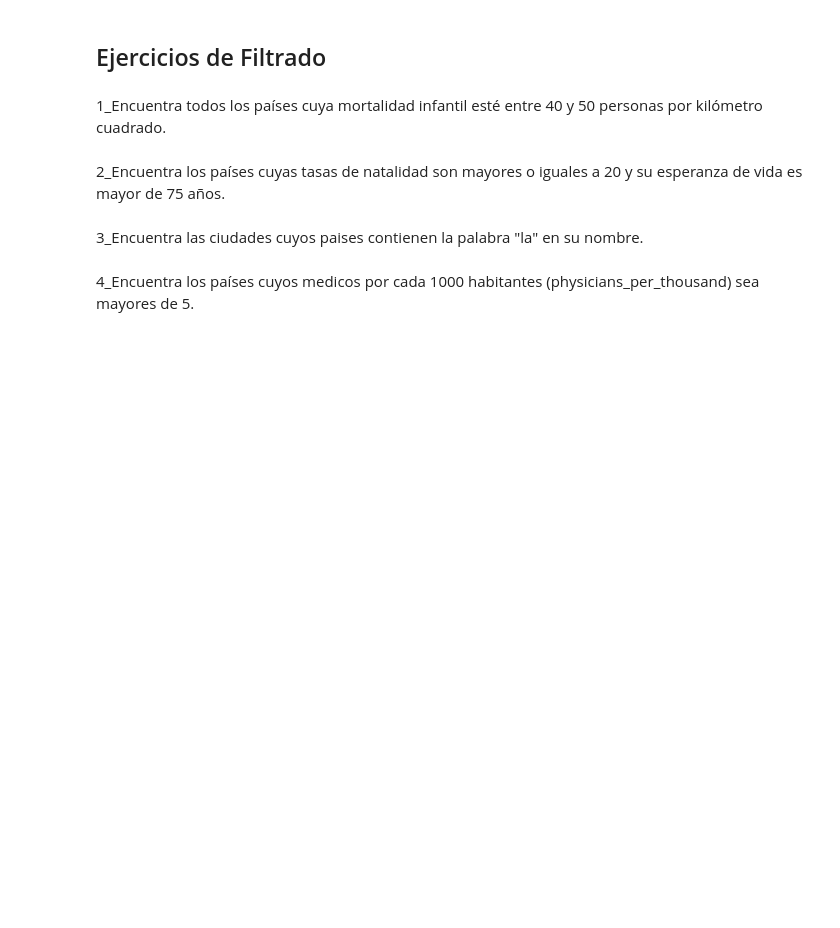
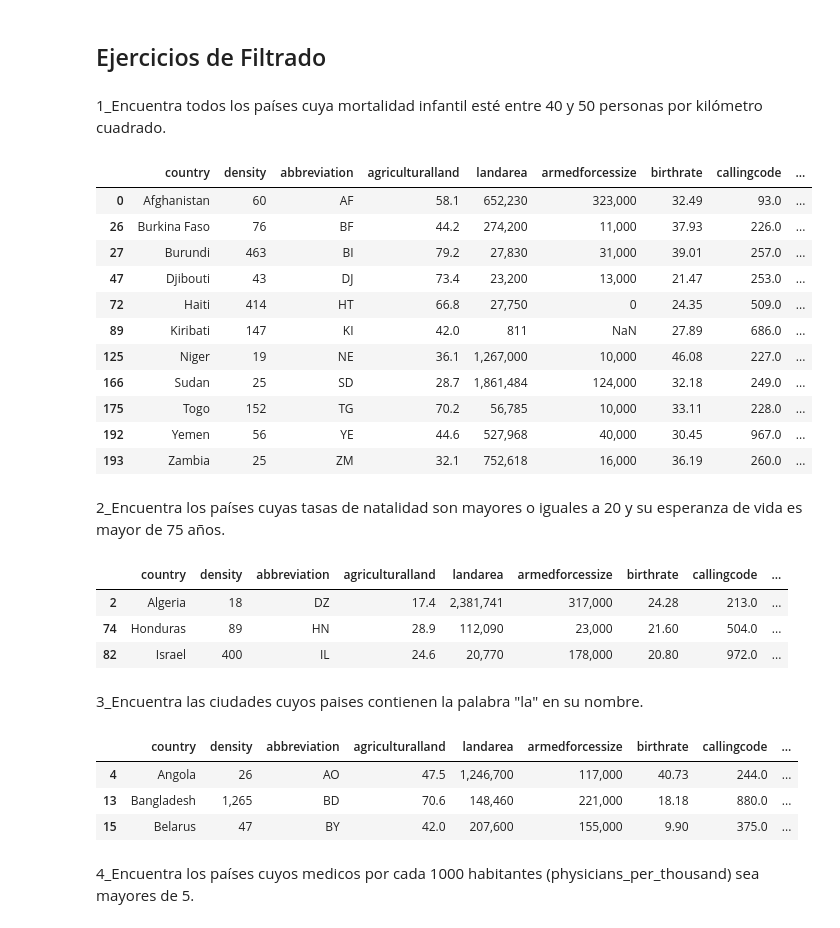
Before and after one commit to Adalab/da-modulo3-sprint1-pairprogramming.ReyesRocio, a Jupyter notebook: limpieza_analisis_datos/pp_union_limpieza_datos.ipynb, the cells around one changed output. Saved outputs shown, nothing was run; the diff lists cells and outputs as text; code cells hidden in the pictures; blank space fills up the shorter version.

```diff
--- a/limpieza_analisis_datos/pp_union_limpieza_datos.ipynb
+++ b/limpieza_analisis_datos/pp_union_limpieza_datos.ipynb
@@ -93,0 +201,5 @@ Una vez hecho, elimina la columna de coordinates.
+# %%
+columnas_porcentaje= ["unemploymentrate", "totaltaxrate", "taxrevenue", "populationlaborforceparticipation", "outofpockethealthexpenditure", "grosstertiaryeducationenrollment","grossprimaryeducationenrollment", "forestedarea", "cpichange", "agriculturalland"]
+
+for column in columnas_porcentaje:
+    df_merge[column] = df_merge[column].str.replace('%', '').astype(float)
@@ -95,0 +222,6 @@ Una vez hecho, elimina la columna de coordinates.
+# %%
+df_merge["gdp"]=df_merge["gdp"].str.replace(",", "")
+# %%
+columnas_dolar=["gasolineprice", "gdp", "minimumwage"]
+for columna in columnas_dolar:
+        df_merge[columna] = df_merge[columna].str.replace('$', '').astype(float)
@@ -99,5 +247,22 @@ Una vez hecho, elimina la columna de coordinates.
 ## Ejercicios de Filtrado
 # %% [markdown]
 1_Encuentra todos los países cuya mortalidad infantil esté entre 40 y 50 personas por kilómetro cuadrado.
+# %%
+df_mortalidad_infantil=df_merge[df_merge["infantmortality"].between(40, 50, inclusive="both")]
+# %%
+df_mortalidad_infantil
+# %% [output]
+|  | country | density | abbreviation | agriculturalland | landarea | armedforcessize | birthrate | callingcode | ... |
+| 0 | Afghanistan | 60 | AF | 58.1 | 652,230 | 323,000 | 32.49 | 93.0 | ... |
+| 26 | Burkina Faso | 76 | BF | 44.2 | 274,200 | 11,000 | 37.93 | 226.0 | ... |
+| 27 | Burundi | 463 | BI | 79.2 | 27,830 | 31,000 | 39.01 | 257.0 | ... |
+| 47 | Djibouti | 43 | DJ | 73.4 | 23,200 | 13,000 | 21.47 | 253.0 | ... |
+| 72 | Haiti | 414 | HT | 66.8 | 27,750 | 0 | 24.35 | 509.0 | ... |
+| 89 | Kiribati | 147 | KI | 42.0 | 811 | NaN | 27.89 | 686.0 | ... |
+| 125 | Niger | 19 | NE | 36.1 | 1,267,000 | 10,000 | 46.08 | 227.0 | ... |
+| 166 | Sudan | 25 | SD | 28.7 | 1,861,484 | 124,000 | 32.18 | 249.0 | ... |
+| 175 | Togo | 152 | TG | 70.2 | 56,785 | 10,000 | 33.11 | 228.0 | ... |
+| 192 | Yemen | 56 | YE | 44.6 | 527,968 | 40,000 | 30.45 | 967.0 | ... |
+| 193 | Zambia | 25 | ZM | 32.1 | 752,618 | 16,000 | 36.19 | 260.0 | ... |
 # %% [markdown]
 2_Encuentra los países cuyas tasas de natalidad son mayores o iguales a 20 y su esperanza de vida es mayor de 75 años.
@@ -104,2 +274,9 @@ Una vez hecho, elimina la columna de coordinates.
+# %%
+df_natalidad_evida
+# %% [output]
+|  | country | density | abbreviation | agriculturalland | landarea | armedforcessize | birthrate | callingcode | ... |
+| 2 | Algeria | 18 | DZ | 17.4 | 2,381,741 | 317,000 | 24.28 | 213.0 | ... |
+| 74 | Honduras | 89 | HN | 28.9 | 112,090 | 23,000 | 21.60 | 504.0 | ... |
+| 82 | Israel | 400 | IL | 24.6 | 20,770 | 178,000 | 20.80 | 972.0 | ... |
 # %% [markdown]
 3_Encuentra las ciudades cuyos paises contienen la palabra "la" en su nombre.
@@ -106,2 +285,9 @@ Una vez hecho, elimina la columna de coordinates.
+# %%
+df_paisla.head(3)
+# %% [output]
+|  | country | density | abbreviation | agriculturalland | landarea | armedforcessize | birthrate | callingcode | ... |
+| 4 | Angola | 26 | AO | 47.5 | 1,246,700 | 117,000 | 40.73 | 244.0 | ... |
+| 13 | Bangladesh | 1,265 | BD | 70.6 | 148,460 | 221,000 | 18.18 | 880.0 | ... |
+| 15 | Belarus | 47 | BY | 42.0 | 207,600 | 155,000 | 9.90 | 375.0 | ... |
 # %% [markdown]
 4_Encuentra los países cuyos medicos por cada 1000 habitantes (physicians_per_thousand) sea mayores de 5.
```
Also changed, not shown: parts of 33 cells of this notebook.
